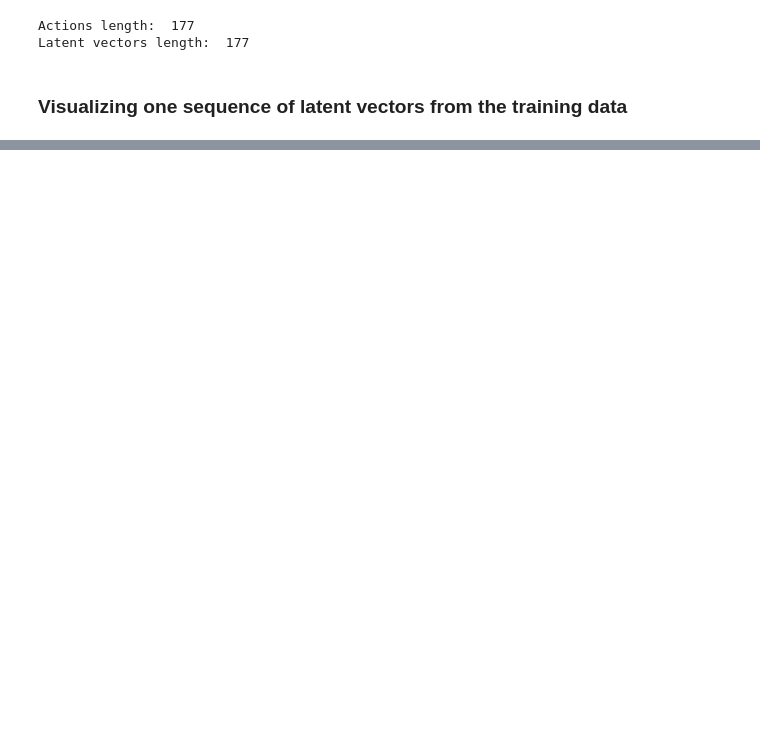
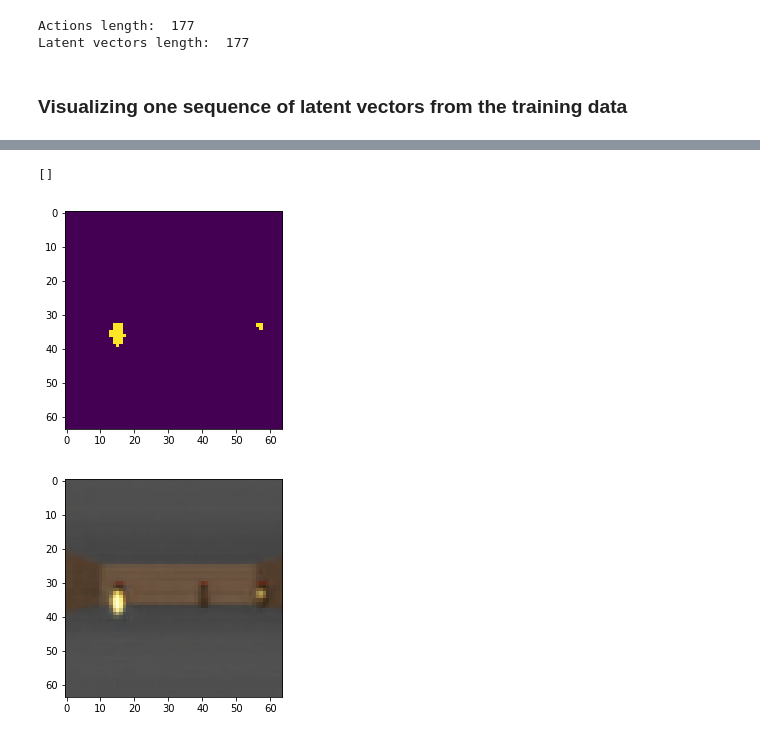
Before and after one commit to kaiolae/WorldModelsExperiments, a Jupyter notebook: doomrnn/Test Trained RNN.ipynb, the cells around one changed output, grey strips where cells are left out. Cells and saved outputs as stored; diff of their text form; code cells hidden in the pictures; blank space fills up the shorter version.

Commit message:
Added code to analyze prediction abilities

```diff
--- a/doomrnn/Test Trained RNN.ipynb
+++ b/doomrnn/Test Trained RNN.ipynb
@@ -263,2 +79,10 @@ Next z was:  [-0.1957 -1.2017 -0.9917  0.8435  0.1072 -0.1415 -0.6323  0.6672  0
+# %%
+#Generating a dream.
+action = 0 #Consider random action. Or, when predicting step by step, use the actual action
+dreamed_zs1 = []
+dreamed_z = rnn1_analyzer.predict_one_step(action, previous_z=single_latent_sequence[0])
+dreamed_zs1.append(dreamed_z)
+for i in range(100):
+    dreamed_zs1.append(rnn1_analyzer.predict_one_step(action))
 # %%
 #Visualizing the dream
@@ -300,0 +93,10 @@ for timestep in range(len(generated_latent_vectors)):
+# %%
+#Generating a dream with 16 mixtures
+action = 0 #Consider random action. Or, when predicting step by step, use the actual action
+dreamed_zs16 = []
+dreamed_z = rnn16_analyzer.predict_one_step(action, previous_z=single_latent_sequence[0])
+dreamed_zs16.append(dreamed_z)
+for i in range(100):
+    dreamed_zs16.append(rnn16_analyzer.predict_one_step(action))
+#Visualizing the dream
+decode_and_visualize(dreamed_zs16, rnn16_analyzer)
@@ -300,0 +106,45 @@ for timestep in range(len(generated_latent_vectors)):
+# %%
+#Measuring creativity: Difference in presence of monsters, fireballs, etc.
+FIREBALL_THRESHOLD = 0.5
+predicted_images = rnn1_analyzer.vae.decode(dreamed_zs1)
+real_images =  rnn1_analyzer.vae.decode(single_latent_sequence)
+thresholded_images = [] #For sanity checks
+
+from count_monsters_and_balls import count_monsters, count_fireballs
+missing_monsters = 0
+missing_fireballs = 0
+imagined_monsters = 0
+imagined_fireballs = 0
+predicted_fireballs = 0
+for i in range(100):
+    actual_num_fireballs, img = count_fireballs(real_images[i+1], FIREBALL_THRESHOLD)
+    predicted_num_fireballs, thresholded_image = count_fireballs(predicted_images[i],FIREBALL_THRESHOLD)
+    thresholded_images.append(thresholded_image)
+    print(i, ": ", predicted_num_fireballs)
+
+
+    predicted_fireballs+=predicted_num_fireballs
+    if actual_num_fireballs>predicted_num_fireballs:
+        missing_fireballs+=actual_num_fireballs-predicted_num_fireballs
+    elif predicted_num_fireballs>actual_num_fireballs:
+        imagined_fireballs+=predicted_num_fireballs-actual_num_fireballs
+
+    actual_num_monsters, img = count_monsters(real_images[i+1])
+    predicted_num_monsters,img = count_monsters(predicted_images[i])
+    if actual_num_monsters>predicted_num_monsters:
+        missing_monsters+=actual_num_monsters-predicted_num_monsters
+    elif predicted_num_monsters>actual_num_monsters:
+        imagined_monsters+=predicted_num_monsters-actual_num_monsters
+
+print("Predicted fireballs: ", predicted_fireballs)
+print("Imagined monsters: ", imagined_monsters)
+print("Imagined fireballs: ", imagined_fireballs)
+print("missing monsters: ", missing_monsters)
+print("Missing fireballs: ", missing_fireballs)
+
+plt.imshow(thresholded_images[94])
+plt.plot()
+plt.figure()
+plt.imshow(predicted_images[94])
+plt.plot()
+# %% [output]
@@ -300,0 +168,3 @@ for timestep in range(len(generated_latent_vectors)):
+[]
+[figure, added]
+[figure, added]
```
Also changed, not shown: parts of 21 cells of this notebook, 4 other files.
